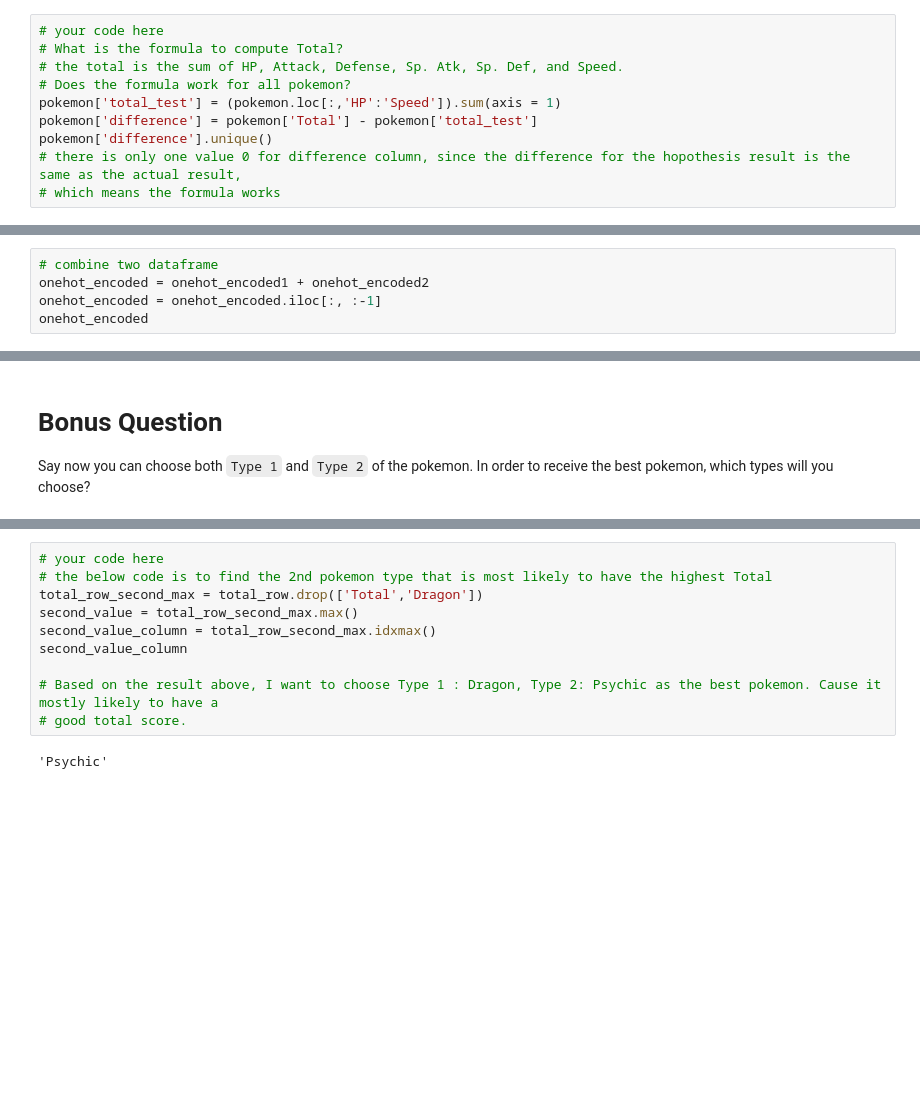
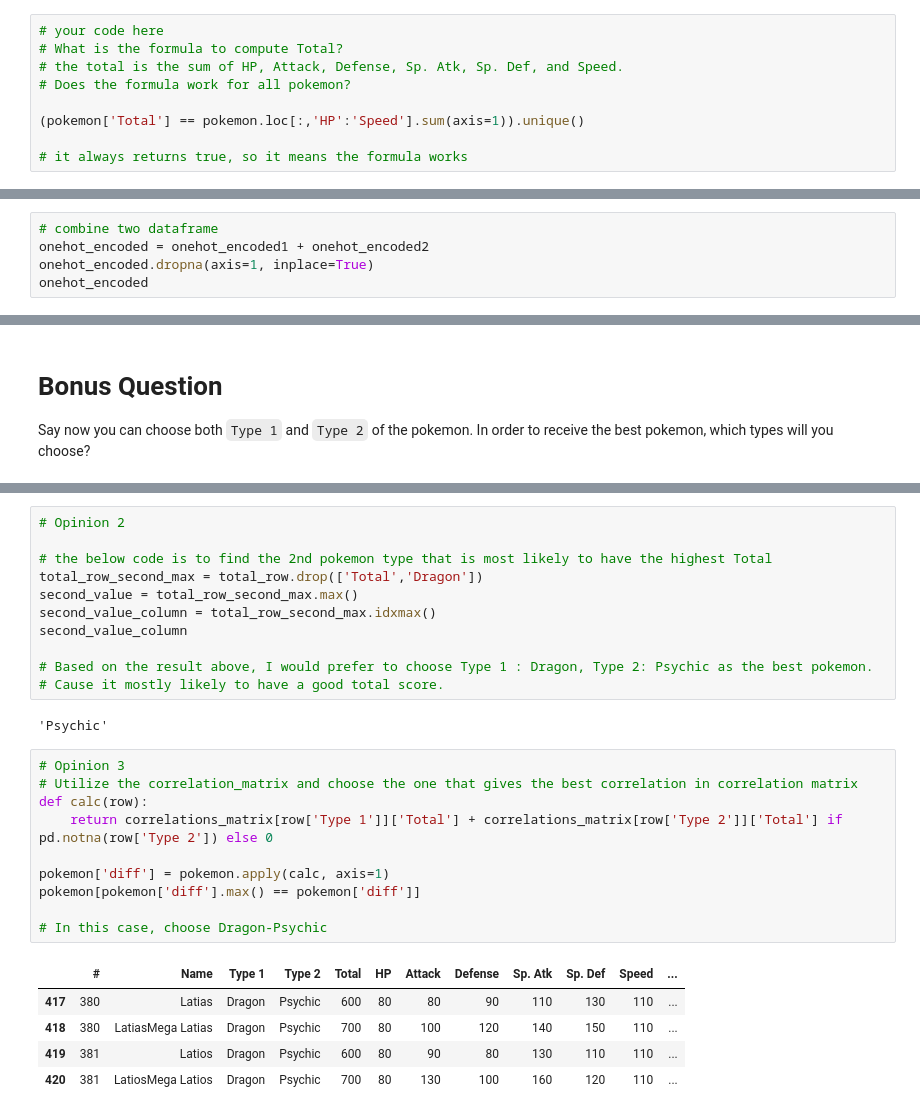
Before and after one commit to SuperAmy99/lab-dataframe-calculations, a Jupyter notebook: your-code/challenge-2.ipynb, the cells around one changed output, grey strips where cells are left out. Drawn from its saved outputs; the diff is of its cells as text; blank space fills up the shorter version.

```diff
--- a/your-code/challenge-2.ipynb
+++ b/your-code/challenge-2.ipynb
@@ -56,9 +56,8 @@ In the cell below, make a hypothesis on how `Total` is computed and test your hy
 # What is the formula to compute Total?
 # the total is the sum of HP, Attack, Defense, Sp. Atk, Sp. Def, and Speed.
 # Does the formula work for all pokemon?
-pokemon['total_test'] = (pokemon.loc[:,'HP':'Speed']).sum(axis = 1)
-pokemon['difference'] = pokemon['Total'] - pokemon['total_test']
-pokemon['difference'].unique()
-# there is only one value 0 for difference column, since the difference for the hopothesis result is the same as the actual result,
-# which means the formula works
+
+(pokemon['Total'] == pokemon.loc[:,'HP':'Speed'].sum(axis=1)).unique()
+
+# it always returns true, so it means the formula works
 # %% [output]
@@ -175,7 +175,7 @@ display(onehot_encoded2 )
 # %%
 # combine two dataframe
 onehot_encoded = onehot_encoded1 + onehot_encoded2
-onehot_encoded = onehot_encoded.iloc[:, :-1]
+onehot_encoded.dropna(axis=1, inplace=True)
 onehot_encoded
 # %% [output]
 |  | Bug | Dark | Dragon | Electric | Fairy | Fighting | Fire | Flying | Ghost | Grass | Ground | ... |
@@ -251,12 +265,29 @@ Say now you can choose both `Type 1` and `Type 2` of the pokemon. In order to re
 # %%
-# your code here
+# Opinion 2
+
 # the below code is to find the 2nd pokemon type that is most likely to have the highest Total
 total_row_second_max = total_row.drop(['Total','Dragon'])
 second_value = total_row_second_max.max()
 second_value_column = total_row_second_max.idxmax()
 second_value_column
 
-# Based on the result above, I want to choose Type 1 : Dragon, Type 2: Psychic as the best pokemon. Cause it mostly likely to have a
-# good total score.
+# Based on the result above, I would prefer to choose Type 1 : Dragon, Type 2: Psychic as the best pokemon.
+# Cause it mostly likely to have a good total score.
 # %% [output]
 'Psychic'
+# %%
+# Opinion 3
+# Utilize the correlation_matrix and choose the one that gives the best correlation in correlation matrix
+def calc(row):
+    return correlations_matrix[row['Type 1']]['Total'] + correlations_matrix[row['Type 2']]['Total'] if pd.notna(row['Type 2']) else 0
+
+pokemon['diff'] = pokemon.apply(calc, axis=1)
+pokemon[pokemon['diff'].max() == pokemon['diff']]
+
+# In this case, choose Dragon-Psychic
+# %% [output]
+|  | # | Name | Type 1 | Type 2 | Total | HP | Attack | Defense | Sp. Atk | Sp. Def | Speed | ... |
+| 417 | 380 | Latias | Dragon | Psychic | 600 | 80 | 80 | 90 | 110 | 130 | 110 | ... |
+| 418 | 380 | LatiasMega Latias | Dragon | Psychic | 700 | 80 | 100 | 120 | 140 | 150 | 110 | ... |
+| 419 | 381 | Latios | Dragon | Psychic | 600 | 80 | 90 | 80 | 130 | 110 | 110 | ... |
+| 420 | 381 | LatiosMega Latios | Dragon | Psychic | 700 | 80 | 130 | 100 | 160 | 120 | 110 | ... |
```
Also changed, not shown: parts of 5 cells of this notebook, 1 other file.
